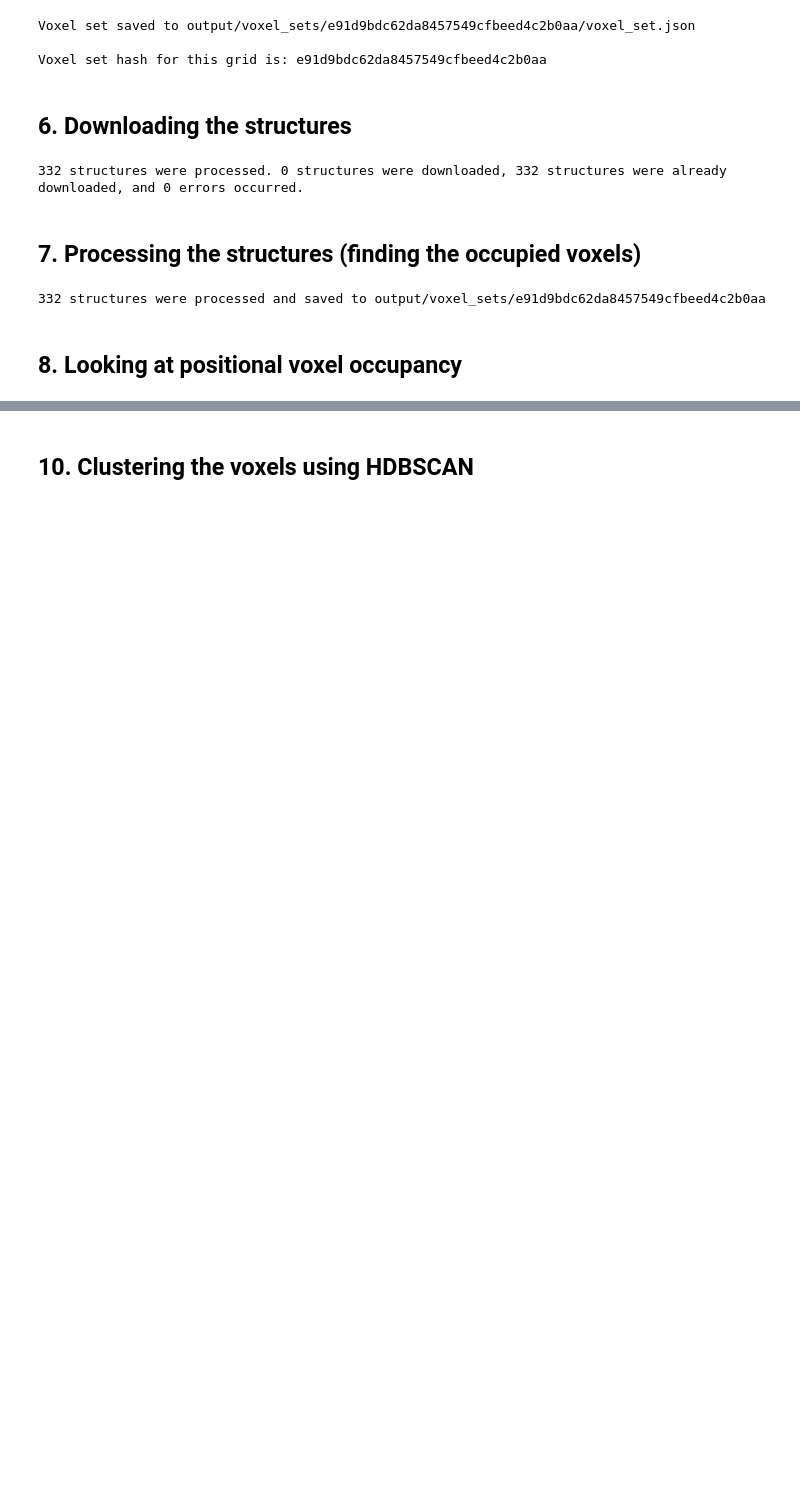
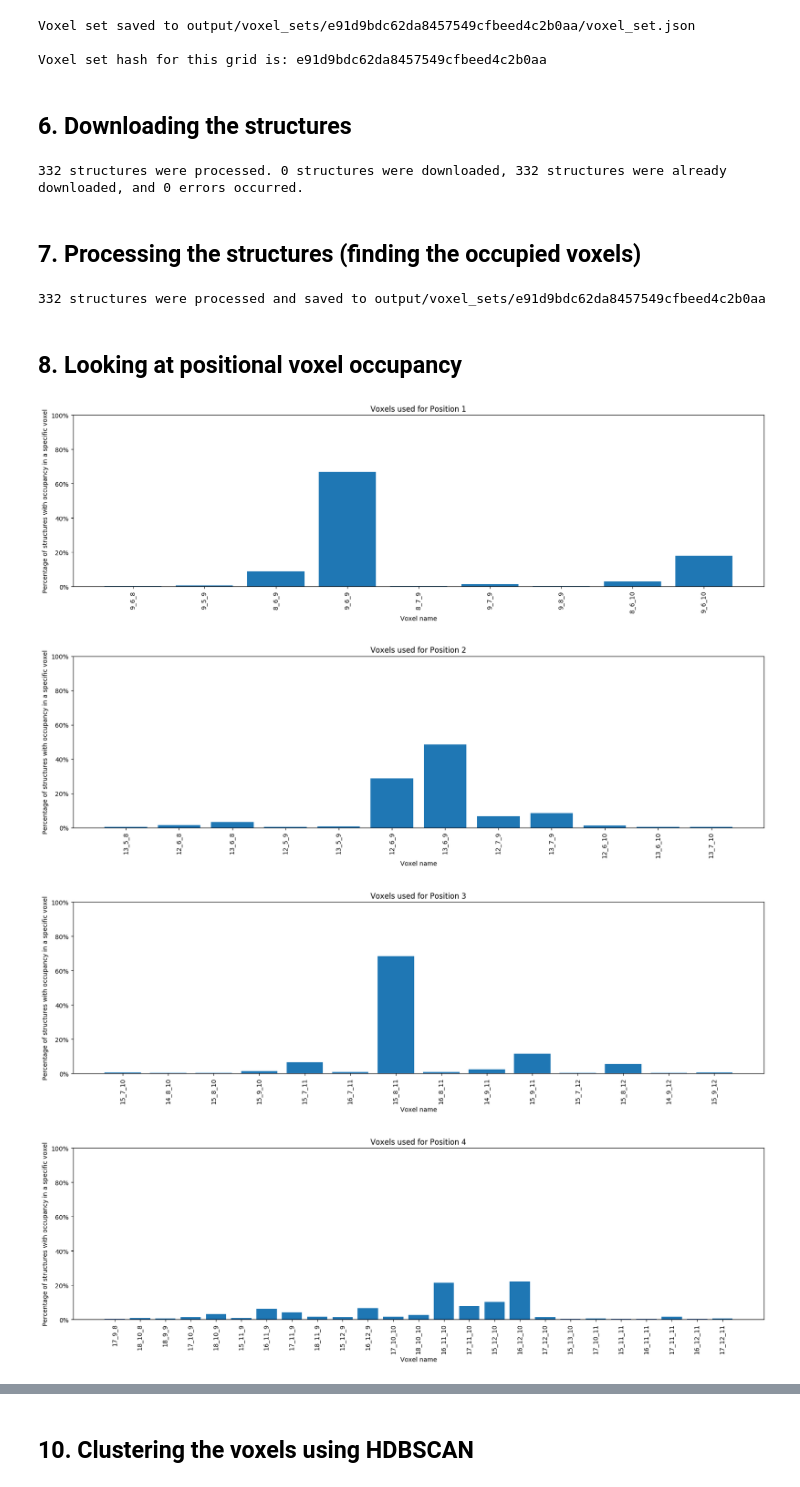
Before and after one commit to histofyi/voxels, a Jupyter notebook: Voxel generation and analysis.ipynb, the cells around one changed output, grey strips where cells are left out. Saved outputs shown, nothing was run; the diff lists cells and outputs as text; code cells hidden in the pictures; blank space fills up the shorter version.

Commit message:
Revised version of notebook and functions

```diff
--- a/Voxel generation and analysis.ipynb
+++ b/Voxel generation and analysis.ipynb
@@ -298,7 +303,9 @@ print (f"{structure_count} structures were processed. {download_count} structure
 # %%
 voxelized_structures = []
 
-all_structure_voxels = {}
+structure_voxel_collection = {}
+used_voxel_collection = {}
+position_voxel_collection = {}
 
 # iterate through the test PDB codes
 for pdb_code in pdb_code_list:
@@ -321,12 +328,52 @@ for pdb_code in pdb_code_list:
             json.dump(voxel_data, filehandle, indent=4)
         voxelized_structures.append(pdb_code)
 
-        all_structure_voxels[pdb_code] = structure_voxels
+        structure_voxel_collection[pdb_code] = structure_voxels
 
-print (f"{len(voxelized_structures)} structures were processed and saved to {voxel_set_filepath}")
+        used_voxels = [structure_voxels[position]['voxel_label'] for position in structure_voxels]
+        used_voxel_collection[pdb_code] = used_voxels
+
+        position = 1
+        for voxel_label in used_voxels:
+            if position not in position_voxel_collection:
+                position_voxel_collection[position] = {}
+            if voxel_label not in position_voxel_collection[position]:
+                position_voxel_collection[position][voxel_label] = {'count':0,'members':[]}
+            if pdb_code not in position_voxel_collection[position][voxel_label]['members']:
+                position_voxel_collection[position][voxel_label]['members'].append(pdb_code)
+                position_voxel_collection[position][voxel_label]['count'] += 1
+            position += 1
+
+
+print (f"{len(structure_voxel_collection)} structures were processed and saved to {voxel_set_filepath}")
 # %% [output]
 332 structures were processed and saved to output/voxel_sets/e91d9bdc62da8457549cfbeed4c2b0aa
 # %% [markdown]
 ## 8. Looking at positional voxel occupancy
 # %%
-# TODO move over from other notebook
+all_used_voxels = []
+
+for position in position_voxel_collection:
+
+    position_voxel_names = [voxel_name for voxel_name in voxel_grid['voxels'].keys() if voxel_name in position_voxel_collection[position]]
+
+    all_used_voxels += position_voxel_names
+
+    used_voxel_count = [position_voxel_collection[position][voxel_name]['count']/structure_count * 100 for voxel_name in position_voxel_names]
+
+    plt.figure(figsize=(20, 5))
+    plt.bar(position_voxel_names, used_voxel_count, color='tab:blue')
+
+    plt.title(f"Voxels used for Position {position}")
+    plt.xlabel("Voxel name")
+    plt.ylabel("Percentage of structures with occupancy in a specific voxel")
+    plt.gca().yaxis.set_major_formatter(plt.FuncFormatter('{:.0f}%'.format))
+    plt.ylim(0, 100)
+    plt.xticks(rotation=90)
+
+    plt.show()
+# %% [output]
+[figure, added]
+[figure, added]
+[figure, added]
+[figure, added]
```
Also changed, not shown: parts of 11 cells of this notebook, 3 other files.
